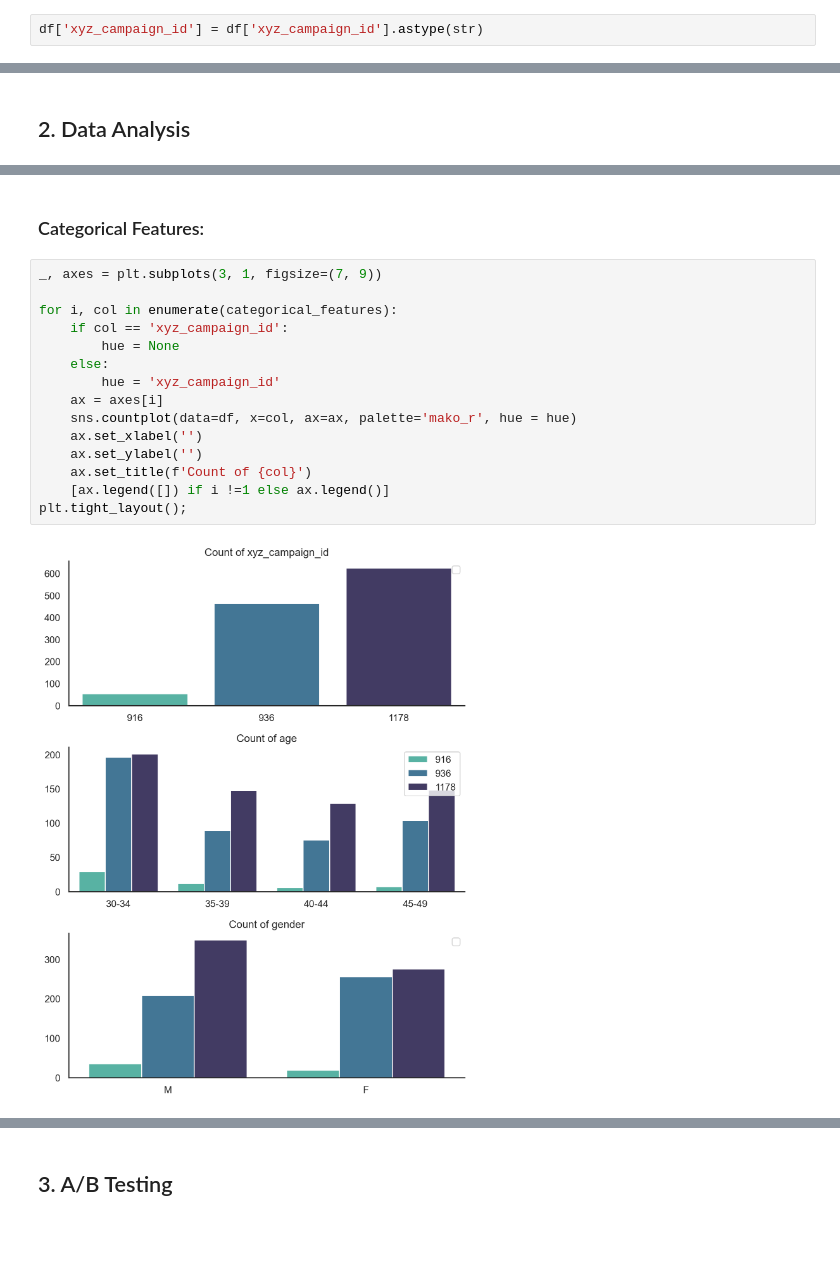
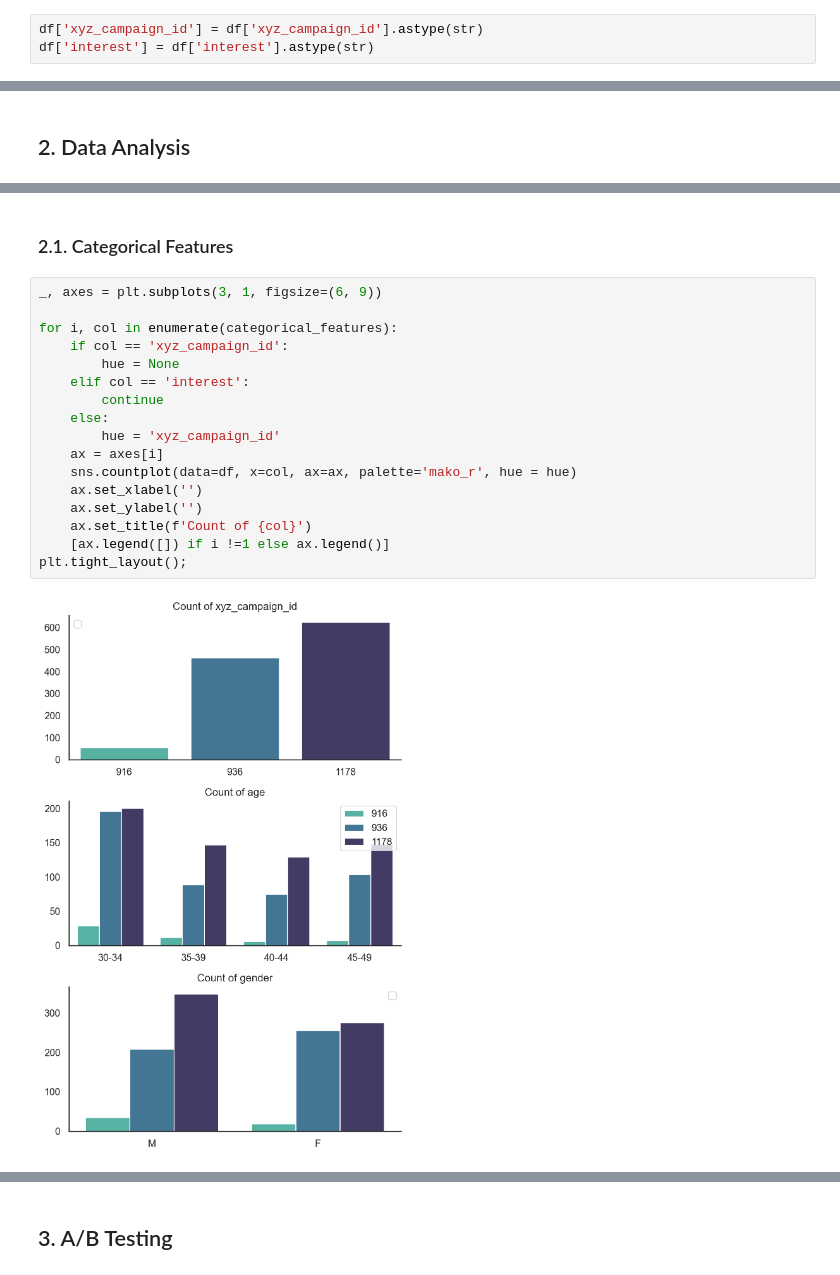
Before and after one commit to tienngm2049/projects, a Jupyter notebook: portfolio_04_sales_conversion_ab_test_hypothesis_testing/portfolio_04_sales_conversion_ab_test_hypothesis_testing.ipynb, the cells around one changed output, grey strips where cells are left out. Cells and saved outputs as stored; diff of their text form; blank space fills up the shorter version.

```diff
--- a/portfolio_04_sales_conversion_ab_test_hypothesis_testing/portfolio_04_sales_conversion_ab_test_hypothesis_testing.ipynb
+++ b/portfolio_04_sales_conversion_ab_test_hypothesis_testing/portfolio_04_sales_conversion_ab_test_hypothesis_testing.ipynb
@@ -124,4 +135,5 @@ uniques.sort_values(by='# of Uniques').reset_index(drop=True)
 | 10 | ad_id | 1143 |  | int64 | 0 |
 # %%
 df['xyz_campaign_id'] = df['xyz_campaign_id'].astype(str)
+df['interest'] = df['interest'].astype(str)
 # %%
@@ -153,22 +187,24 @@ print(f"{len(categorical_features)} categorical features: \n{categorical_feature
 # %% [markdown]
-### Categorical Features:
+### 2.1. Categorical Features
 # %%
-_, axes = plt.subplots(3, 1, figsize=(7, 9))
+_, axes = plt.subplots(3, 1, figsize=(6, 9))
 
 for i, col in enumerate(categorical_features):
     if col == 'xyz_campaign_id':
         hue = None
+    elif col == 'interest':
+        continue
     else:
         hue = 'xyz_campaign_id'
     ax = axes[i]
     sns.countplot(data=df, x=col, ax=ax, palette='mako_r', hue = hue)
     ax.set_xlabel('')
     ax.set_ylabel('')
     ax.set_title(f'Count of {col}')
     [ax.legend([]) if i !=1 else ax.legend()]
 plt.tight_layout();
 # %% [output]
-[figure, old version]
+[figure, new version]
 # %% [markdown]
 **Note:**
 
```
Also changed, not shown: parts of 38 cells of this notebook, 12 other files.
